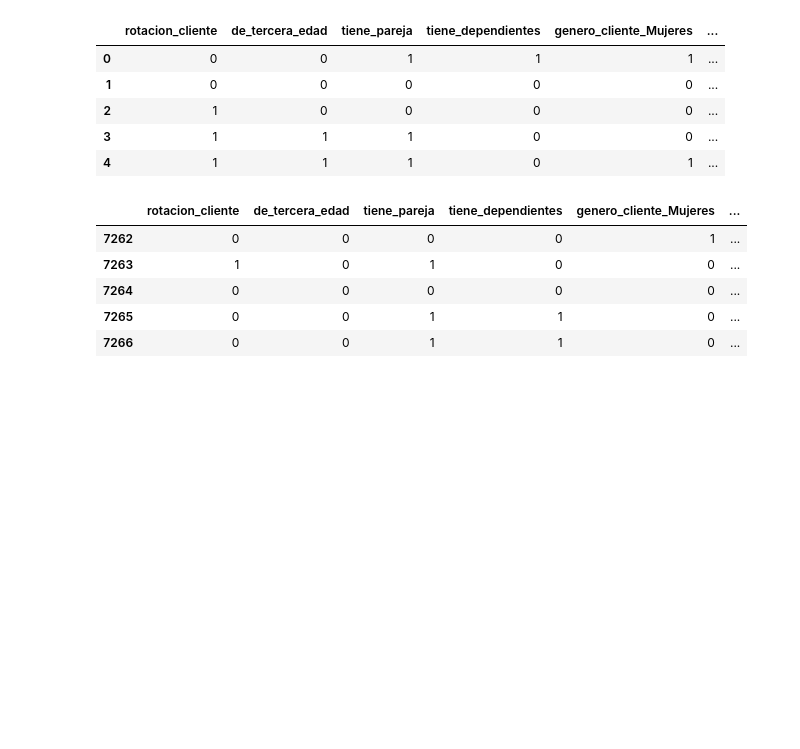
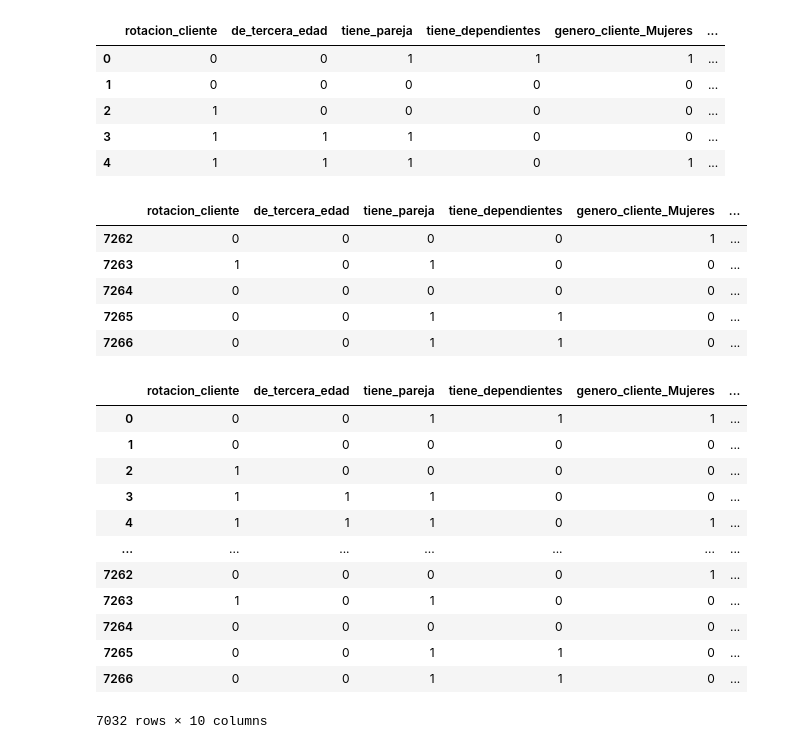
Before and after one commit to CatalinaOrtegha/3rdChallenge-TelecomX, a Jupyter notebook: 3rdChallenge_TelecomX.ipynb, the cells around one changed output. Drawn from its saved outputs; the diff is of its cells as text; code cells hidden in the pictures; blank space fills up the shorter version.

```diff
--- a/3rdChallenge_TelecomX.ipynb
+++ b/3rdChallenge_TelecomX.ipynb
@@ -106,3 +107,20 @@ cat_numerical.tail()
 | 7264 | 0 | 0 | 0 | 0 | 0 | ... |
 | 7265 | 0 | 0 | 1 | 1 | 0 | ... |
 | 7266 | 0 | 0 | 1 | 1 | 0 | ... |
+# %%
+df=cat_numerical
+df
+# %% [output]
+|  | rotacion_cliente | de_tercera_edad | tiene_pareja | tiene_dependientes | genero_cliente_Mujeres | ... |
+| 0 | 0 | 0 | 1 | 1 | 1 | ... |
+| 1 | 0 | 0 | 0 | 0 | 0 | ... |
+| 2 | 1 | 0 | 0 | 0 | 0 | ... |
+| 3 | 1 | 1 | 1 | 0 | 0 | ... |
+| 4 | 1 | 1 | 1 | 0 | 1 | ... |
+| ... | ... | ... | ... | ... | ... | ... |
+| 7262 | 0 | 0 | 0 | 0 | 1 | ... |
+| 7263 | 1 | 0 | 1 | 0 | 0 | ... |
+| 7264 | 0 | 0 | 0 | 0 | 0 | ... |
+| 7265 | 0 | 0 | 1 | 1 | 0 | ... |
+| 7266 | 0 | 0 | 1 | 1 | 0 | ... |
+7032 rows × 10 columns
```
Also changed, not shown: parts of 6 cells of this notebook.
